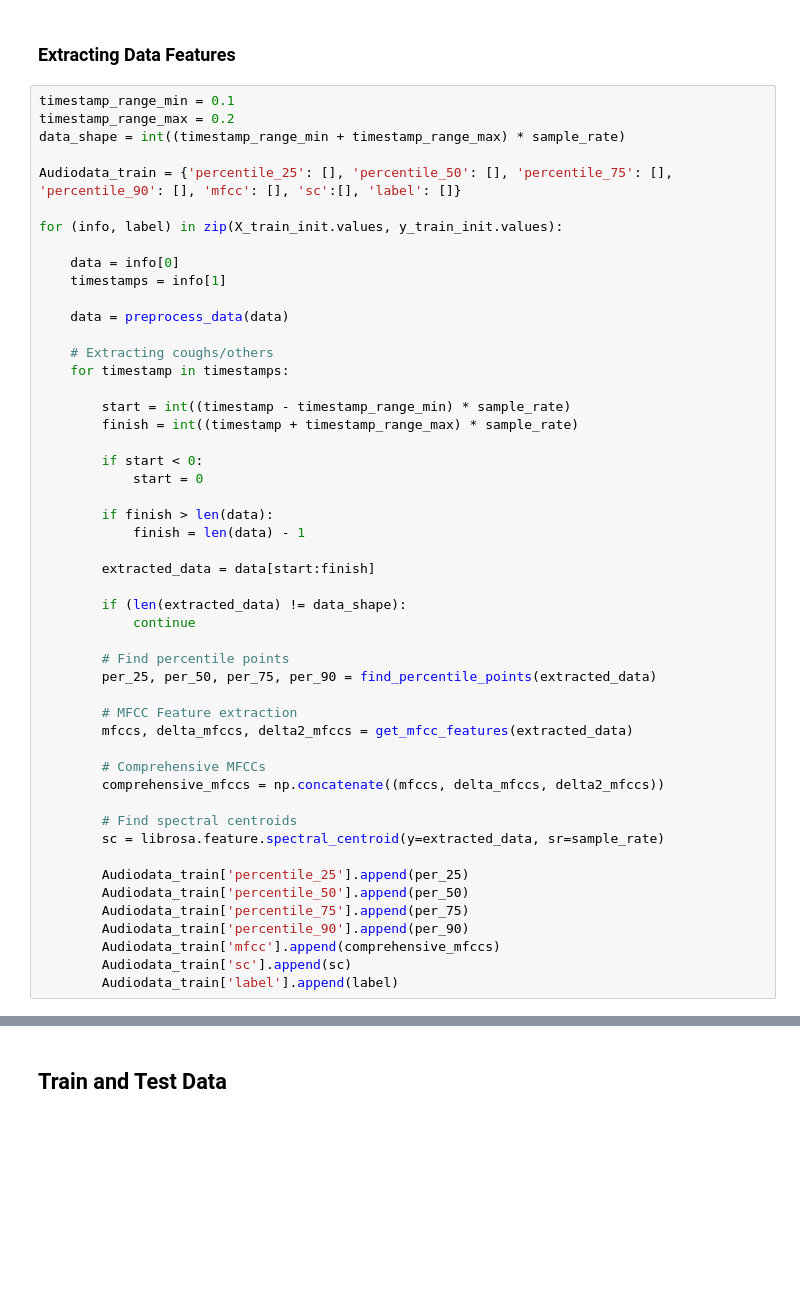
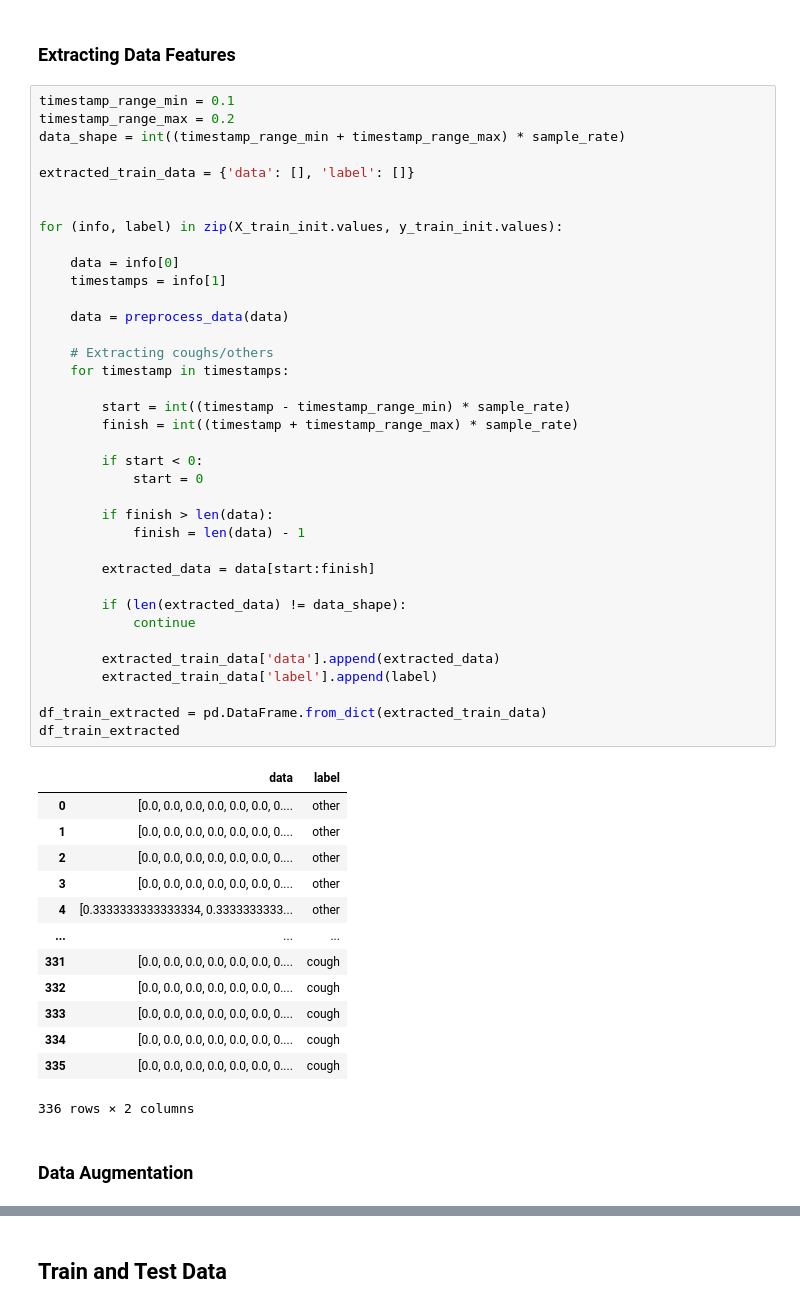
Before and after one commit to szulaldemirtas/electrosalus-research, a Jupyter notebook: cough-detection-with-extraction.ipynb, the cells around one changed output, grey strips where cells are left out. Cells and saved outputs as stored; diff of their text form; blank space fills up the shorter version.

```diff
--- a/cough-detection-with-extraction.ipynb
+++ b/cough-detection-with-extraction.ipynb
@@ -266,49 +251,52 @@ def get_mfcc_features(signal):
 timestamp_range_min = 0.1
 timestamp_range_max = 0.2
 data_shape = int((timestamp_range_min + timestamp_range_max) * sample_rate)
 
-Audiodata_train = {'percentile_25': [], 'percentile_50': [], 'percentile_75': [], 'percentile_90': [], 'mfcc': [], 'sc':[], 'label': []}
+extracted_train_data = {'data': [], 'label': []}
+
 
 for (info, label) in zip(X_train_init.values, y_train_init.values):
 
     data = info[0]
     timestamps = info[1]
 
     data = preprocess_data(data)
 
     # Extracting coughs/others
     for timestamp in timestamps:
 
         start = int((timestamp - timestamp_range_min) * sample_rate)
         finish = int((timestamp + timestamp_range_max) * sample_rate)
 
         if start < 0:
             start = 0
 
         if finish > len(data):
             finish = len(data) - 1
 
         extracted_data = data[start:finish]
 
         if (len(extracted_data) != data_shape):
             continue
 
-        # Find percentile points
-        per_25, per_50, per_75, per_90 = find_percentile_points(extracted_data)
+        extracted_train_data['data'].append(extracted_data)
+        extracted_train_data['label'].append(label)
 
-        # MFCC Feature extraction
-        mfccs, delta_mfccs, delta2_mfccs = get_mfcc_features(extracted_data)
-
-        # Comprehensive MFCCs
-        comprehensive_mfccs = np.concatenate((mfccs, delta_mfccs, delta2_mfccs))
-
-        # Find spectral centroids
-        sc = librosa.feature.spectral_centroid(y=extracted_data, sr=sample_rate)
-
-        Audiodata_train['percentile_25'].append(per_25)
-        Audiodata_train['percentile_50'].append(per_50)
-        Audiodata_train['percentile_75'].append(per_75)
-        Audiodata_train['percentile_90'].append(per_90)
-        Audiodata_train['mfcc'].append(comprehensive_mfccs)
-        Audiodata_train['sc'].append(sc)
-        Audiodata_train['label'].append(label)
+df_train_extracted = pd.DataFrame.from_dict(extracted_train_data)
+df_train_extracted
+# %% [output]
+|  | data | label |
+| 0 | [0.0, 0.0, 0.0, 0.0, 0.0, 0.0, 0.... | other |
+| 1 | [0.0, 0.0, 0.0, 0.0, 0.0, 0.0, 0.... | other |
+| 2 | [0.0, 0.0, 0.0, 0.0, 0.0, 0.0, 0.... | other |
+| 3 | [0.0, 0.0, 0.0, 0.0, 0.0, 0.0, 0.... | other |
+| 4 | [0.3333333333333334, 0.3333333333... | other |
+| ... | ... | ... |
+| 331 | [0.0, 0.0, 0.0, 0.0, 0.0, 0.0, 0.... | cough |
+| 332 | [0.0, 0.0, 0.0, 0.0, 0.0, 0.0, 0.... | cough |
+| 333 | [0.0, 0.0, 0.0, 0.0, 0.0, 0.0, 0.... | cough |
+| 334 | [0.0, 0.0, 0.0, 0.0, 0.0, 0.0, 0.... | cough |
+| 335 | [0.0, 0.0, 0.0, 0.0, 0.0, 0.0, 0.... | cough |
+336 rows × 2 columns
+# %% [markdown]
+### Data Augmentation
```
Also changed, not shown: parts of 23 cells of this notebook.
